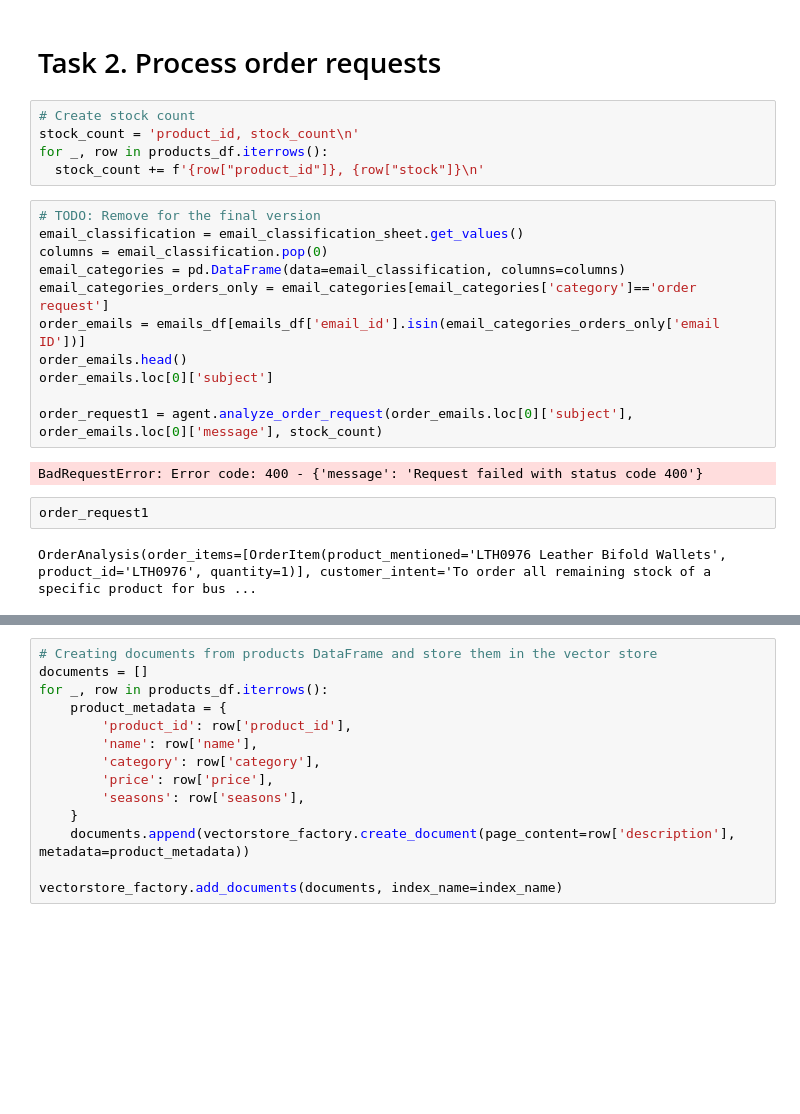
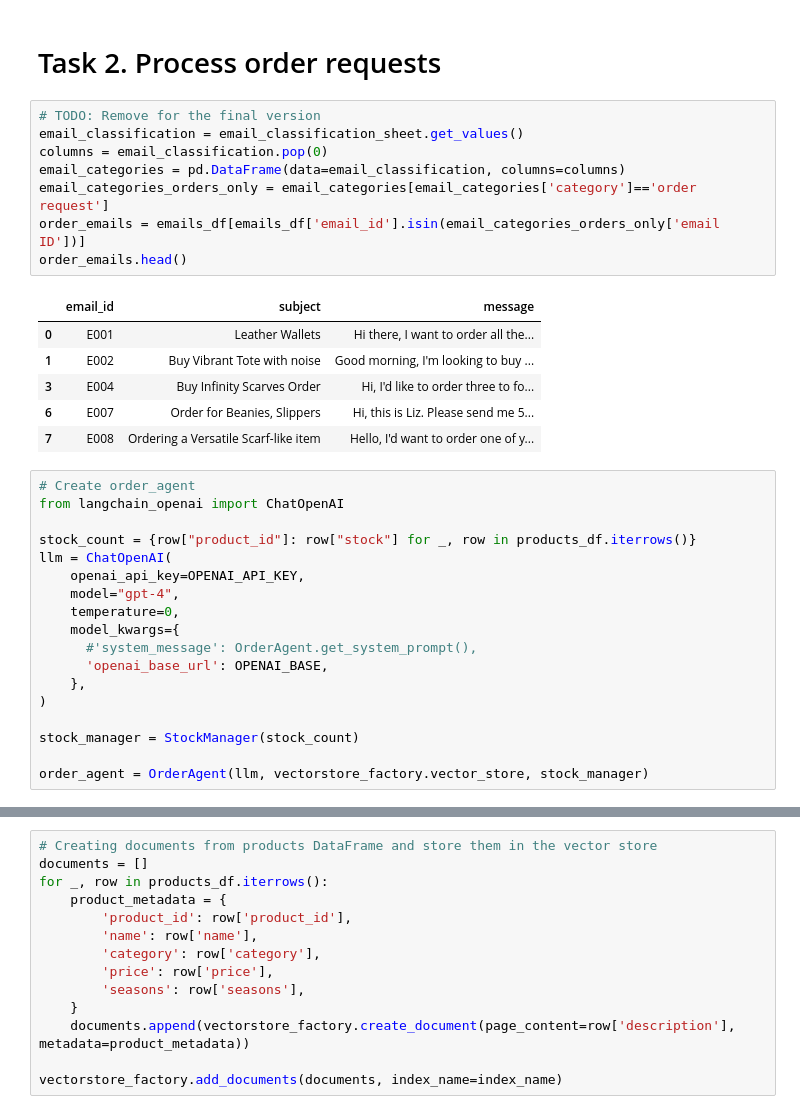
Before and after one commit to stefdworschak/ai-business-app, a Jupyter notebook: solve_business_problems_with_ai.ipynb, the cells around one changed output, grey strips where cells are left out. Drawn from its saved outputs; the diff is of its cells as text; blank space fills up the shorter version.

Commit message:
Updating order agent

```diff
--- a/solve_business_problems_with_ai.ipynb
+++ b/solve_business_problems_with_ai.ipynb
@@ -486,24 +572,35 @@ email_classification_sheet.update(classified_emails_output, f'A2:B{len(classifie
 # %% [markdown]
 # Task 2. Process order requests
-# %%
-# Create stock count
-stock_count = 'product_id, stock_count\n'
-for _, row in products_df.iterrows():
-  stock_count += f'{row["product_id"]}, {row["stock"]}\n'
 # %%
 # TODO: Remove for the final version
 email_classification = email_classification_sheet.get_values()
 columns = email_classification.pop(0)
 email_categories = pd.DataFrame(data=email_classification, columns=columns)
 email_categories_orders_only = email_categories[email_categories['category']=='order request']
 order_emails = emails_df[emails_df['email_id'].isin(email_categories_orders_only['email ID'])]
 order_emails.head()
-order_emails.loc[0]['subject']
-
-order_request1 = agent.analyze_order_request(order_emails.loc[0]['subject'], order_emails.loc[0]['message'], stock_count)
 # %% [output]
-BadRequestError: Error code: 400 - {'message': 'Request failed with status code 400'}
+|  | email_id | subject | message |
+| 0 | E001 | Leather Wallets | Hi there, I want to order all the... |
+| 1 | E002 | Buy Vibrant Tote with noise | Good morning, I'm looking to buy ... |
+| 3 | E004 | Buy Infinity Scarves Order | Hi, I'd like to order three to fo... |
+| 6 | E007 | Order for Beanies, Slippers | Hi, this is Liz. Please send me 5... |
+| 7 | E008 | Ordering a Versatile Scarf-like item | Hello, I'd want to order one of y... |
-# %%
-order_request1
-# %% [output]
-OrderAnalysis(order_items=[OrderItem(product_mentioned='LTH0976 Leather Bifold Wallets', product_id='LTH0976', quantity=1)], customer_intent='To order all remaining stock of a specific product for bus ...
+# %%
+# Create order_agent
+from langchain_openai import ChatOpenAI
+
+stock_count = {row["product_id"]: row["stock"] for _, row in products_df.iterrows()}
+llm = ChatOpenAI(
+    openai_api_key=OPENAI_API_KEY,
+    model="gpt-4",
+    temperature=0,
+    model_kwargs={
+      #'system_message': OrderAgent.get_system_prompt(),
+      'openai_base_url': OPENAI_BASE,
+    },
+)
+
+stock_manager = StockManager(stock_count)
+
+order_agent = OrderAgent(llm, vectorstore_factory.vector_store, stock_manager)
```
Also changed, not shown: parts of 7 cells of this notebook.
